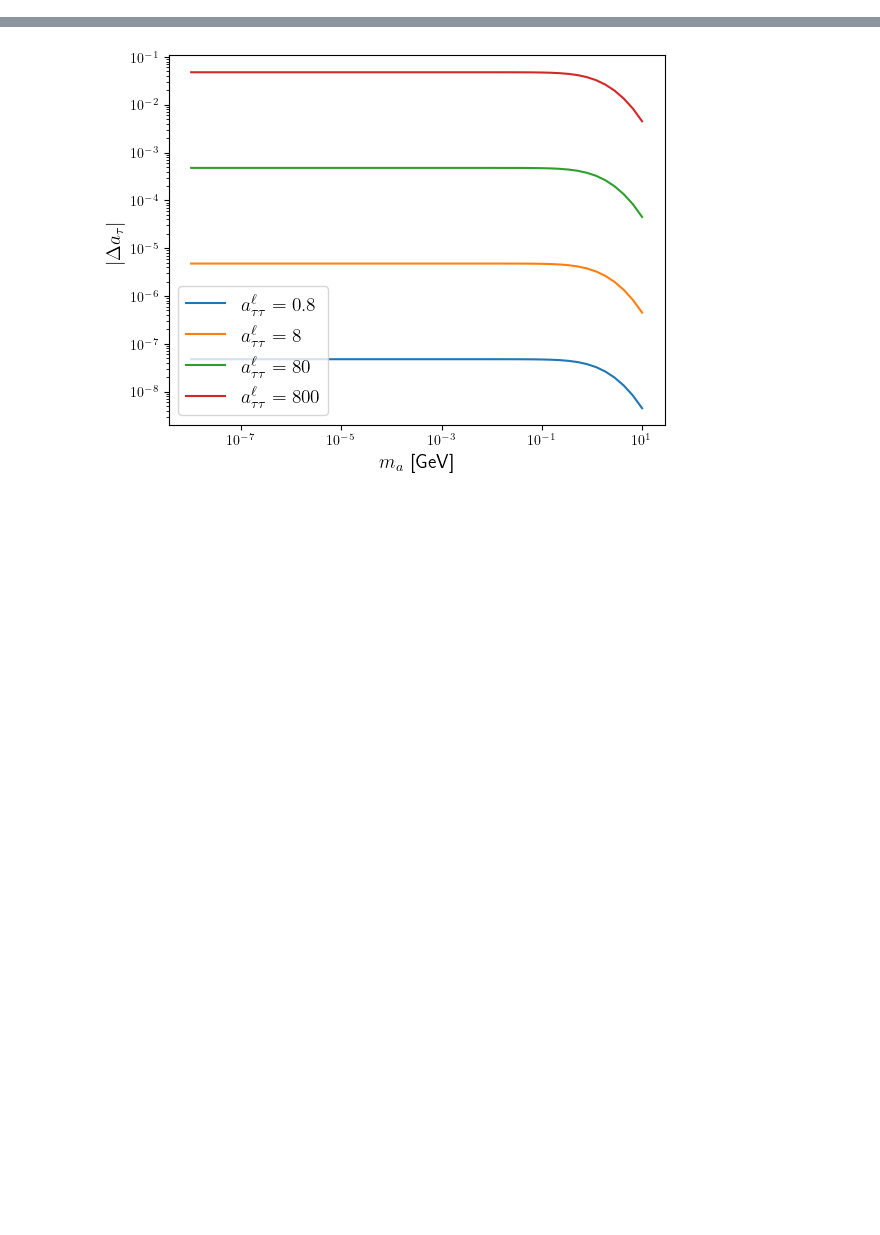
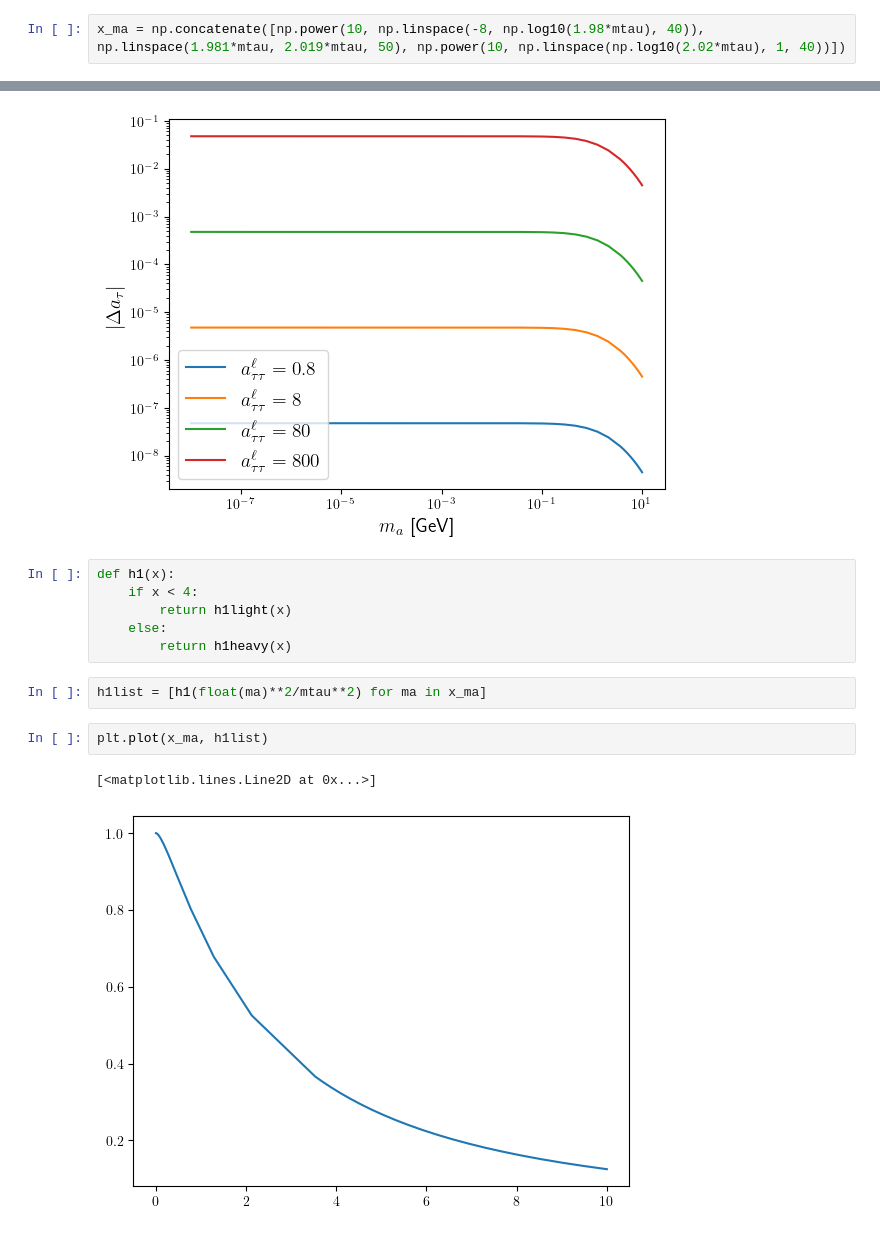
Before and after one commit to Jorge-Alda/Padova2023, a Jupyter notebook: g2tau_ALP.ipynb, the cells around one changed output, grey strips where cells are left out. Drawn from its saved outputs; the diff is of its cells as text; blank space fills up the shorter version.

```diff
--- a/g2tau_ALP.ipynb
+++ b/g2tau_ALP.ipynb
@@ -71 +69,3 @@ x_ma = np.power(10, np.linspace(-8, 1, 50))
+# %%
+x_ma = np.concatenate([np.power(10, np.linspace(-8, np.log10(1.98*mtau), 40)), np.linspace(1.981*mtau, 2.019*mtau, 50), np.power(10, np.linspace(np.log10(2.02*mtau), 1, 40))])
 # %%
@@ -95,3 +95,16 @@ plt.legend(fontsize=14)
 plt.show()
 # %% [output]
 [figure]
+# %%
+def h1(x):
+    if x < 4:
+        return h1light(x)
+    else:
+        return h1heavy(x)
+# %%
+h1list = [h1(float(ma)**2/mtau**2) for ma in x_ma]
+# %%
+plt.plot(x_ma, h1list)
+# %% [output]
+[<matplotlib.lines.Line2D at 0x...>]
+[figure, added]
```
Also changed, not shown: parts of 8 cells of this notebook, 1 other file.
